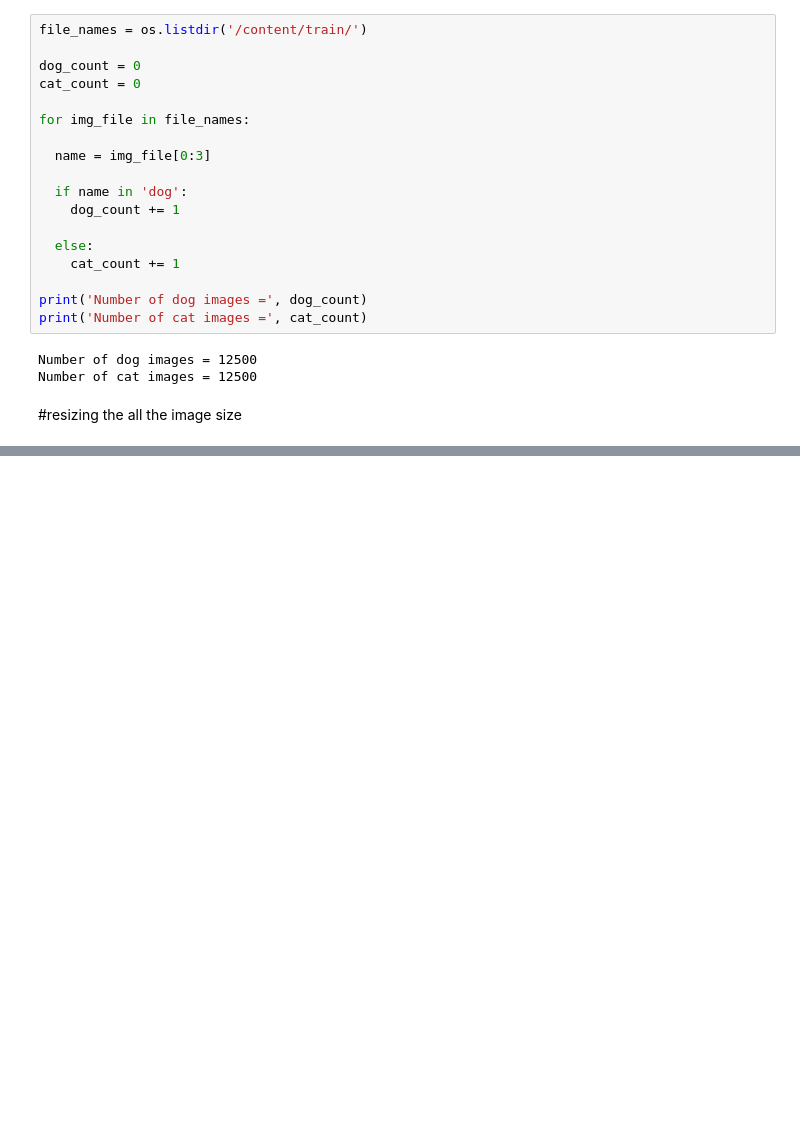
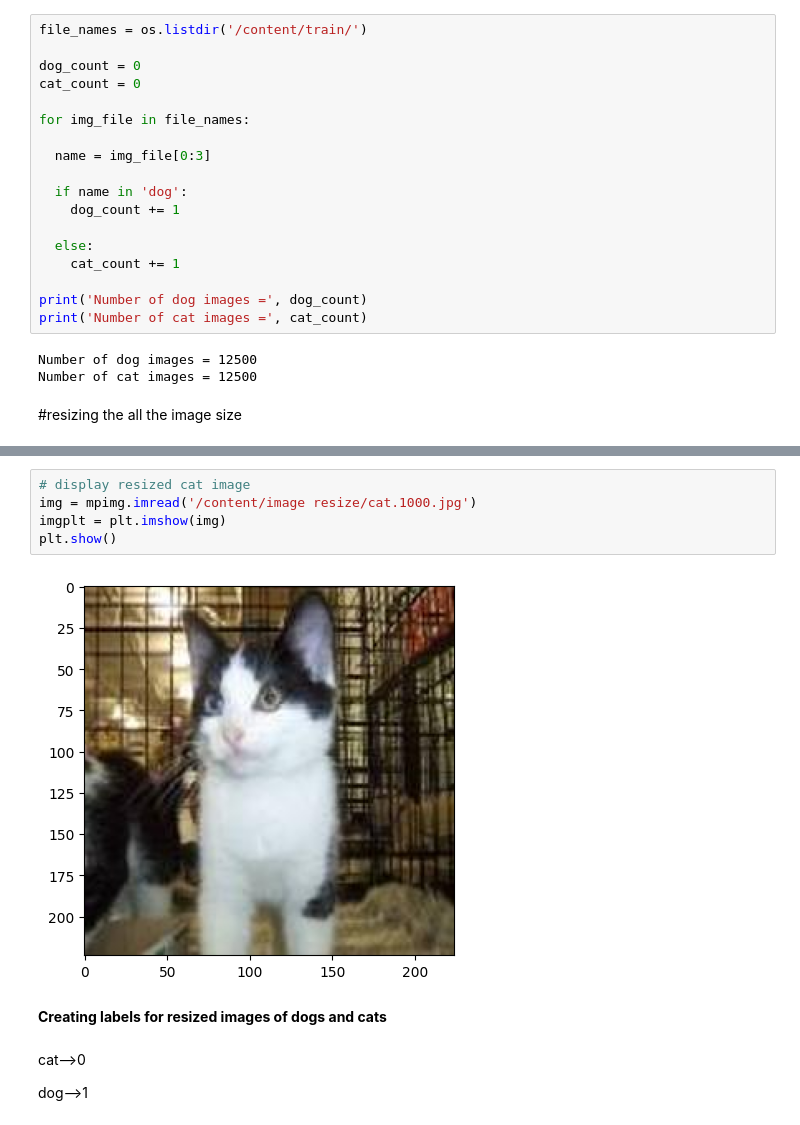
Before and after one commit to vidhya2324/Neutral_network, a Jupyter notebook: Dog_Cat_classification.ipynb, the cells around one changed output, grey strips where cells are left out. Saved outputs shown, nothing was run; the diff lists cells and outputs as text; blank space fills up the shorter version.

```diff
--- a/Dog_Cat_classification.ipynb
+++ b/Dog_Cat_classification.ipynb
@@ -147,0 +165,13 @@ for i in range(2000):
+# %%
+# display resized cat image
+img = mpimg.imread('/content/image resize/cat.1000.jpg')
+imgplt = plt.imshow(img)
+plt.show()
+# %% [output]
+[figure, added]
+# %% [markdown]
+**Creating labels for resized images of dogs and cats**
+# %% [markdown]
+cat-->0
+
+dog-->1
```
Also changed, not shown: parts of 32 cells of this notebook.
